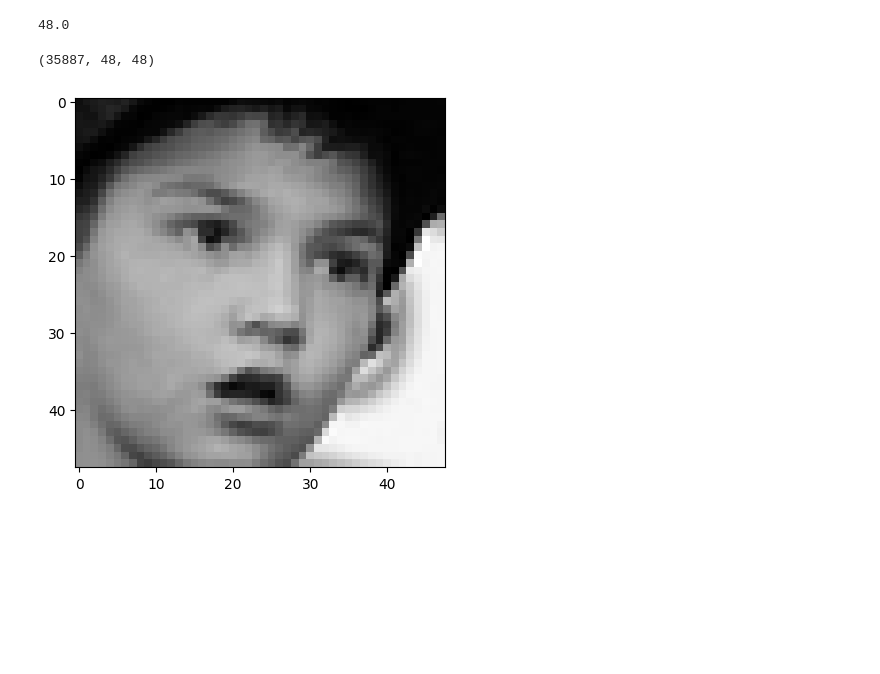
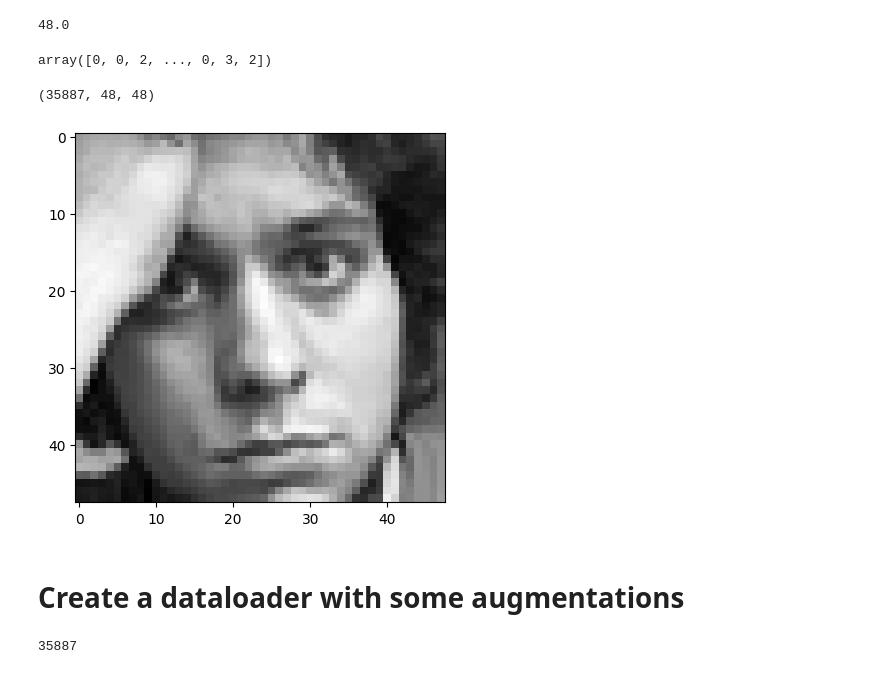
Before and after one commit to manyu252/EmotionRecognitionCV, a Jupyter notebook: emotion_recognition.ipynb, the cells around one changed output. Cells and saved outputs as stored; diff of their text form; code cells hidden in the pictures; blank space fills up the shorter version.

```diff
--- a/emotion_recognition.ipynb
+++ b/emotion_recognition.ipynb
@@ -33,12 +43,19 @@ np.sqrt(len(df.pixels[0].split(' ')))
 # %%
 img_array = df.pixels.apply(lambda x: np.array(x.split(' ')).reshape(48, 48).astype('float32'))
 img_array = np.stack(img_array, axis = 0)
+# %%
+label_array = df.emotion.values
+label_array
+# %% [output]
+array([0, 0, 2, ..., 0, 3, 2])
 # %%
 img_array.shape
 # %% [output]
 (35887, 48, 48)
 # %%
-plt.imshow(img_array[101], cmap='gray')
+plt.imshow(img_array[500], cmap='gray')
 plt.show()
 # %% [output]
-[figure, old version]
+[figure, new version]
+# %% [markdown]
+# Create a dataloader with some augmentations
@@ -44,0 +107,4 @@ plt.show()
+# %%
+len(augmented_dataset)
+# %% [output]
+35887
```
Also changed, not shown: parts of 14 cells of this notebook, 1 other file.
